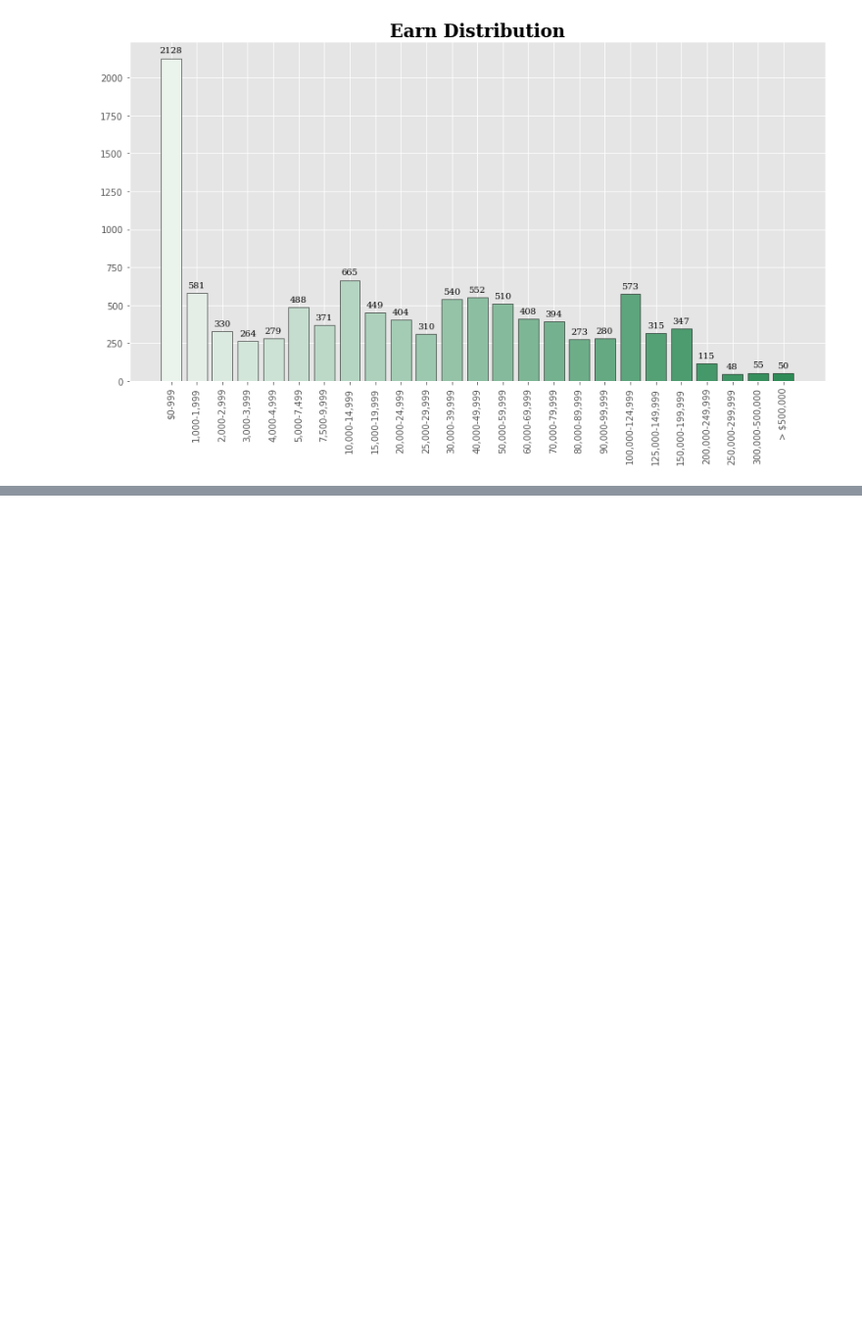
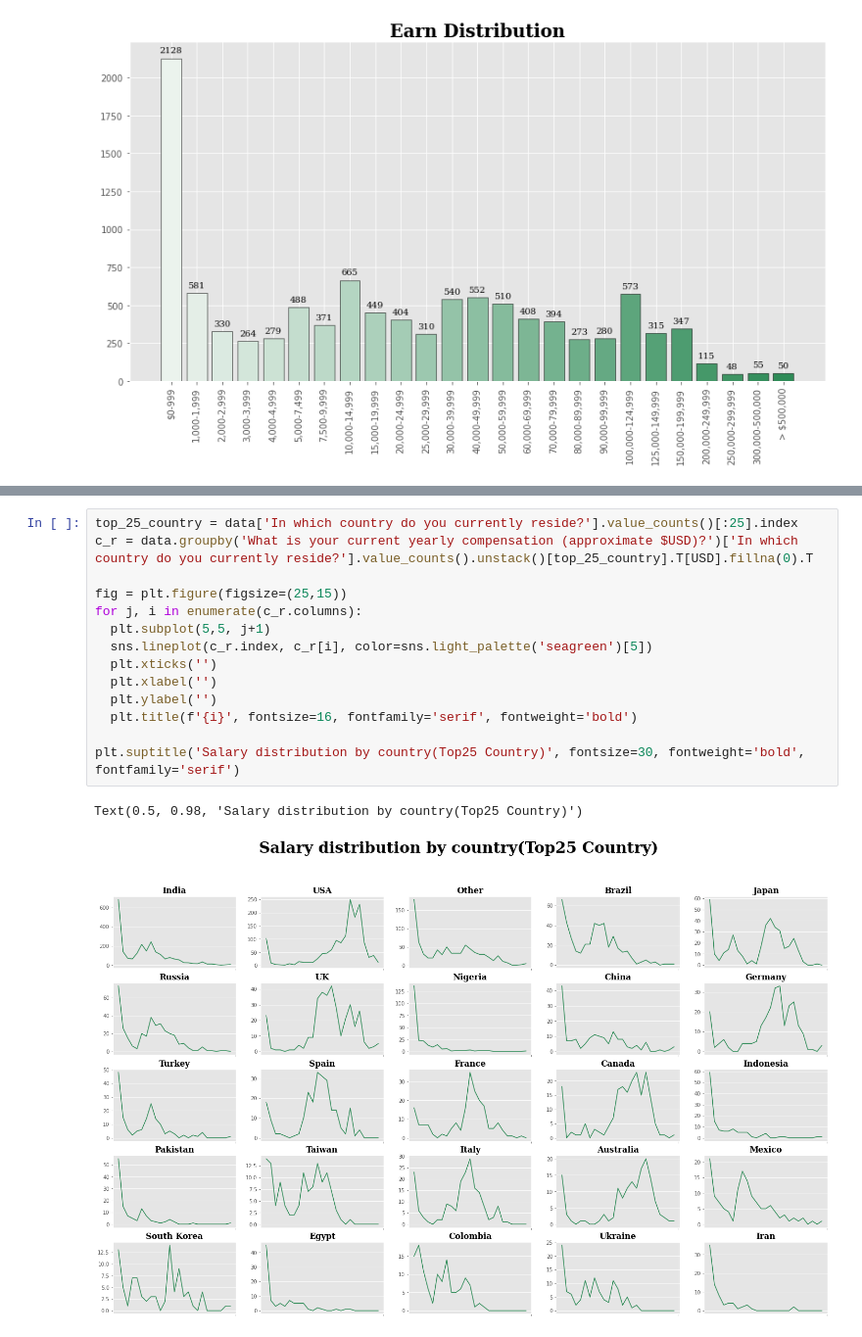
Before and after one commit to O-Kpy/Project, a Jupyter notebook: Kaggle_Survey_viz_Project.ipynb, the cells around one changed output, grey strips where cells are left out. Shown at 98% size. Saved outputs shown, nothing was run; the diff lists cells and outputs as text; blank space fills up the shorter version.

Commit message:
2021-08-31 Salary EDA

```diff
--- a/Kaggle_Survey_viz_Project.ipynb
+++ b/Kaggle_Survey_viz_Project.ipynb
@@ -173,0 +198,17 @@ data
+# %%
+top_25_country = data['In which country do you currently reside?'].value_counts()[:25].index
+c_r = data.groupby('What is your current yearly compensation (approximate $USD)?')['In which country do you currently reside?'].value_counts().unstack()[top_25_country].T[USD].fillna(0).T
+
+fig = plt.figure(figsize=(25,15))
+for j, i in enumerate(c_r.columns):
+  plt.subplot(5,5, j+1)
+  sns.lineplot(c_r.index, c_r[i], color=sns.light_palette('seagreen')[5])
+  plt.xticks('')
+  plt.xlabel('')
+  plt.ylabel('')
+  plt.title(f'{i}', fontsize=16, fontfamily='serif', fontweight='bold')
+
+plt.suptitle('Salary distribution by country(Top25 Country)', fontsize=30, fontweight='bold', fontfamily='serif')
+# %% [output]
+Text(0.5, 0.98, 'Salary distribution by country(Top25 Country)')
+[figure, added]
```
Also changed, not shown: parts of 13 cells of this notebook.
